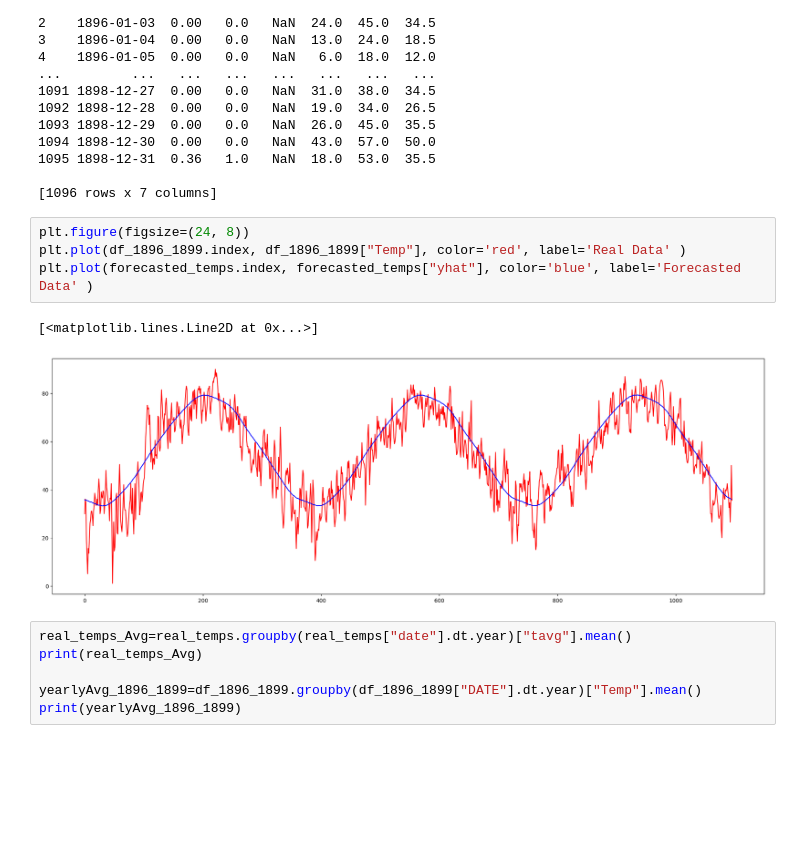
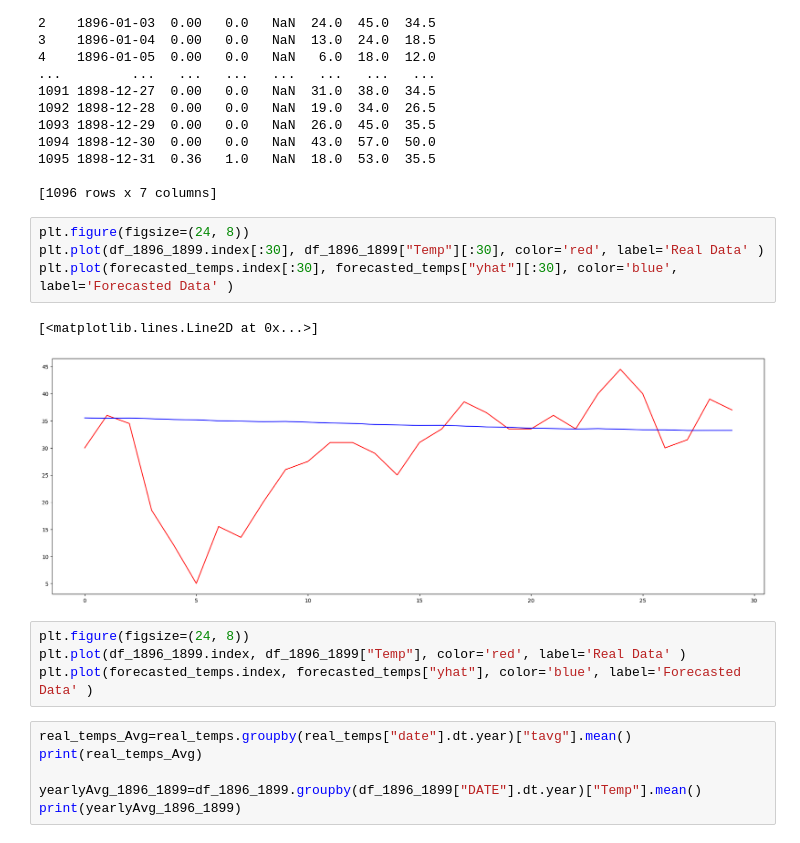
Before and after one commit to FD-77/WeatherModel, a Jupyter notebook: CodeFiles/Compare.ipynb, the cells around one changed output. Cells and saved outputs as stored; diff of their text form; blank space fills up the shorter version.

```diff
--- a/CodeFiles/Compare.ipynb
+++ b/CodeFiles/Compare.ipynb
@@ -74,11 +75,15 @@ print(df_1896_1899)
 [1096 rows x 7 columns]
 # %%
 plt.figure(figsize=(24, 8))
-plt.plot(df_1896_1899.index, df_1896_1899["Temp"], color='red', label='Real Data' )
-plt.plot(forecasted_temps.index, forecasted_temps["yhat"], color='blue', label='Forecasted Data' )
+plt.plot(df_1896_1899.index[:30], df_1896_1899["Temp"][:30], color='red', label='Real Data' )
+plt.plot(forecasted_temps.index[:30], forecasted_temps["yhat"][:30], color='blue', label='Forecasted Data' )
 # %% [output]
 [<matplotlib.lines.Line2D at 0x...>]
-[figure, old version]
+[figure, new version]
+# %%
+plt.figure(figsize=(24, 8))
+plt.plot(df_1896_1899.index, df_1896_1899["Temp"], color='red', label='Real Data' )
+plt.plot(forecasted_temps.index, forecasted_temps["yhat"], color='blue', label='Forecasted Data' )
 # %%
 real_temps_Avg=real_temps.groupby(real_temps["date"].dt.year)["tavg"].mean()
 print(real_temps_Avg)
```
Also changed, not shown: parts of 6 cells of this notebook, 11 other files.
